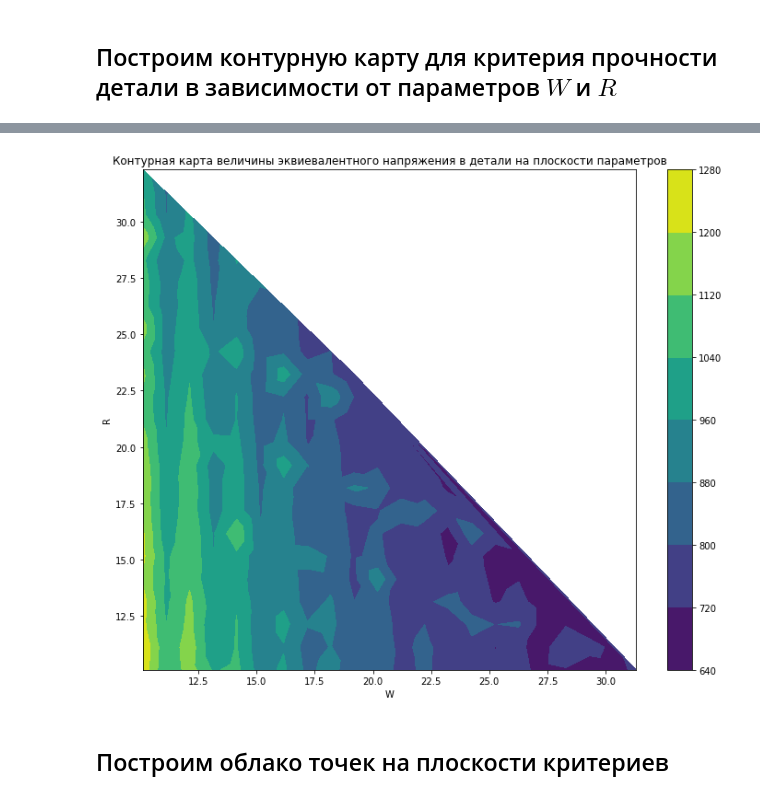
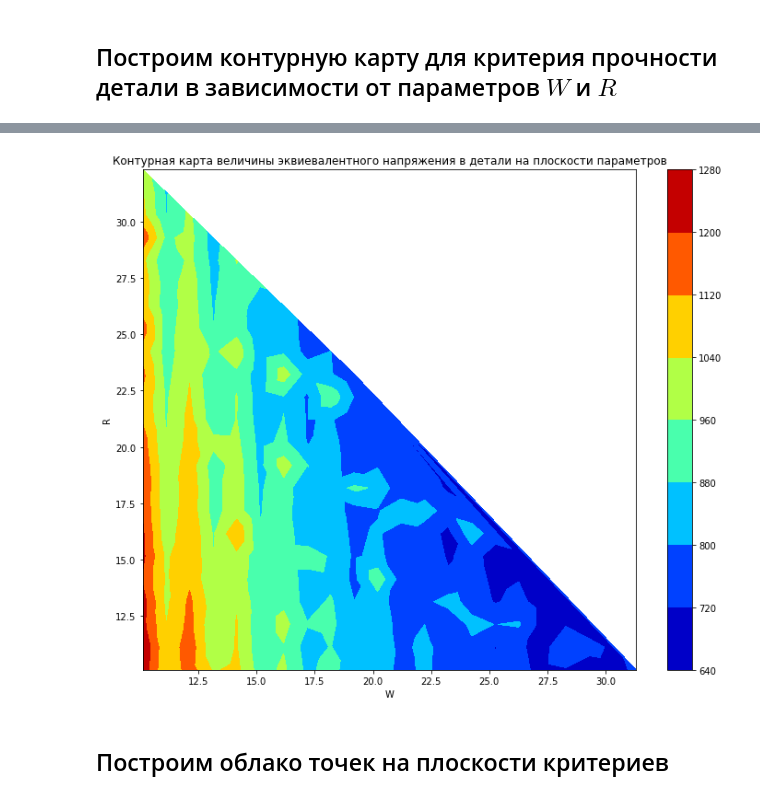
Before and after one commit to vxd7/labs, a Jupyter notebook: Инструментальные средства моделирования/ISM_HW2/ISM_HW2_actual.ipynb, the cells around one changed output, grey strips where cells are left out. Drawn from its saved outputs; the diff is of its cells as text; code cells hidden in the pictures.

```diff
--- a/Инструментальные средства моделирования/ISM_HW2/ISM_HW2_actual.ipynb
+++ b/Инструментальные средства моделирования/ISM_HW2/ISM_HW2_actual.ipynb
@@ -562,13 +571,13 @@ array([1252.87353801, 1043.60961967, 1157.64350657, 1030.37455731,
        1045.22322676,  872.26631104, 1011.09999979])
 # %%
 plt.figure(figsize=(12, 10))
-contour_plot = plt.tricontourf(odz[:,0], odz[:,1], theta_equiv_by_parameters)
+contour_plot = plt.tricontourf(odz[:,0], odz[:,1], theta_equiv_by_parameters, cmap='jet')
 plt.gcf().colorbar(contour_plot)
 plt.title("Контурная карта величины эквиевалентного напряжения в детали на плоскости параметров");
 plt.xlabel('W');
 plt.ylabel('R');
 # %% [output]
-[figure, old version]
+[figure, new version]
 # %% [markdown]
 ## Построим облако точек на плоскости критериев
 # %%
```
Also changed, not shown: parts of 27 cells of this notebook.
